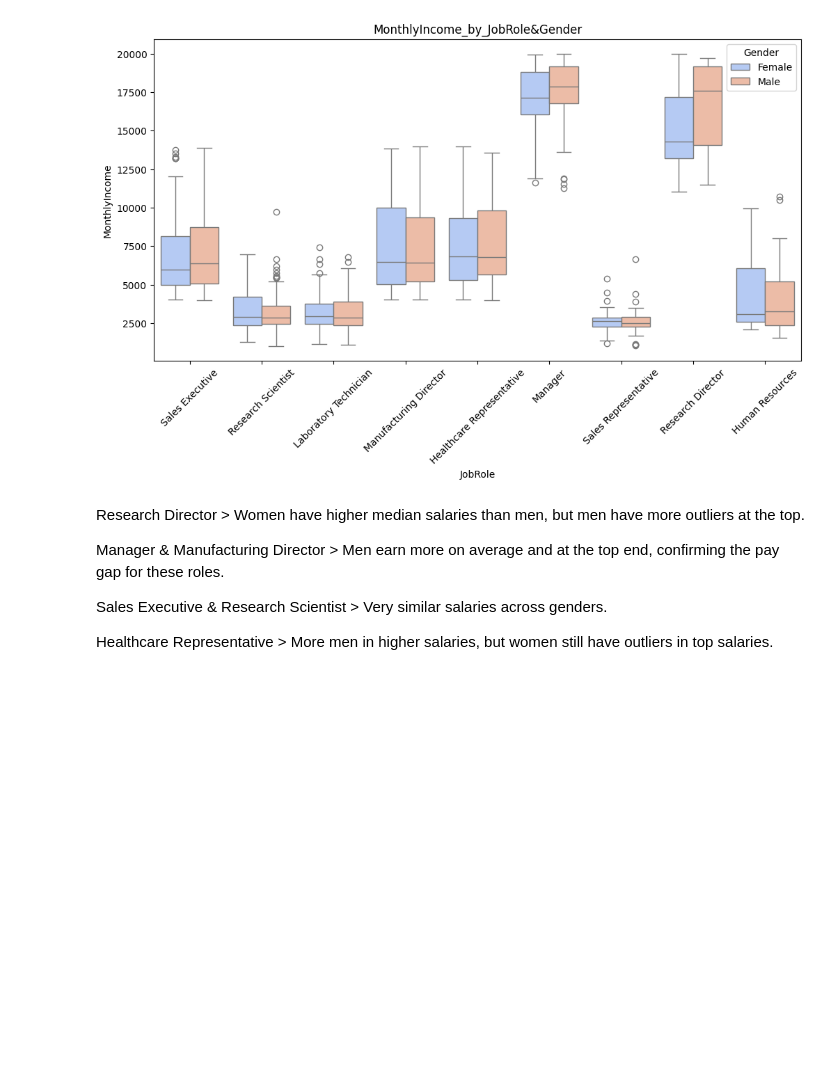
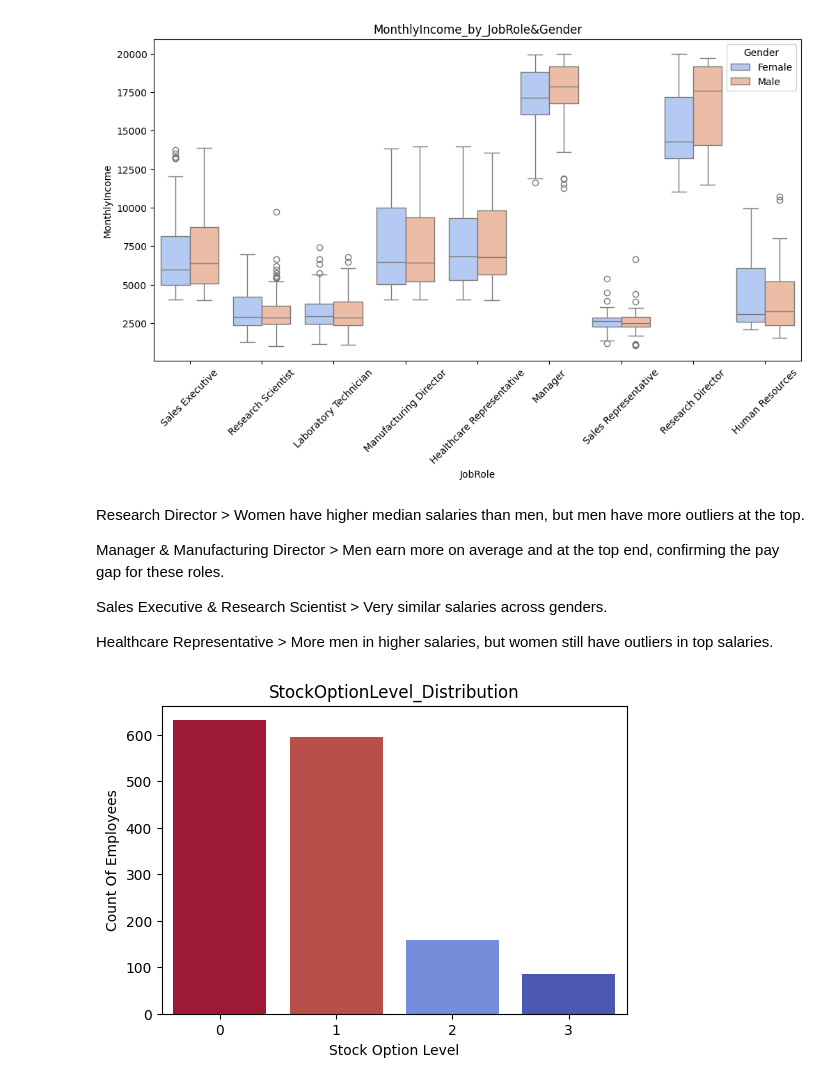
Before and after one commit to Suzie999/HR_Analysis, a Jupyter notebook: HR_Analytics.ipynb, the cells around one changed output. Saved outputs shown, nothing was run; the diff lists cells and outputs as text; code cells hidden in the pictures; blank space fills up the shorter version.

```diff
--- a/HR_Analytics.ipynb
+++ b/HR_Analytics.ipynb
@@ -772,3 +725,15 @@ Manager & Manufacturing Director > Men earn more on average and at the top end,
 Sales Executive & Research Scientist > Very similar salaries across genders.
 
 Healthcare Representative > More men in higher salaries, but women still have outliers in top salaries.
+# %%
+#Next to check Stock Options against distribution - bar plot
+
+stock_option_distribution = df['StockOptionLevel'].value_counts().sort_index()
+plt.figure(figsize=(6, 4))
+sns.barplot(x=stock_option_distribution.index, y=stock_option_distribution.values, hue=stock_option_distribution, legend=False, palette='coolwarm')
+plt.xlabel("Stock Option Level")
+plt.ylabel("Count Of Employees")
+plt.title("StockOptionLevel_Distribution")
+plt.show()
+# %% [output]
+[figure, added]
```
Also changed, not shown: parts of 28 cells of this notebook.
